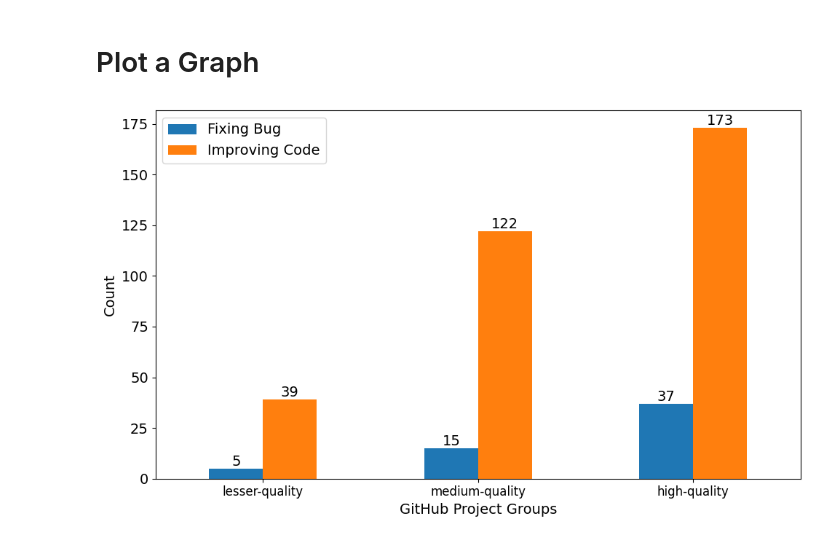
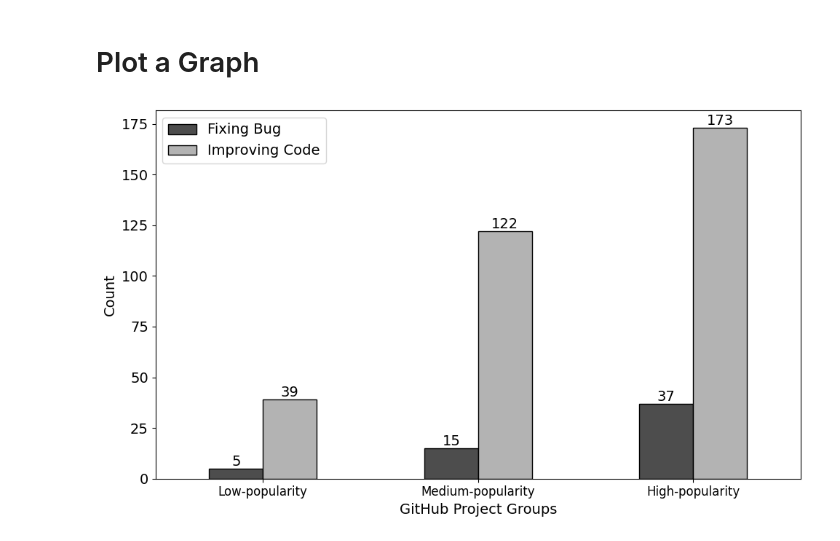
Before and after one commit to MUICT-SERU/StackOverflowStudy, a Jupyter notebook: analysis/read_excel.ipynb, the cells around one changed output. Saved outputs shown, nothing was run; the diff lists cells and outputs as text; code cells hidden in the pictures.

Commit message:
Updated the plot.

```diff
--- a/analysis/read_excel.ipynb
+++ b/analysis/read_excel.ipynb
@@ -83,26 +103,34 @@ dtype: int64
 # %%
 # Set default font size
 plt.rcParams.update({'font.size': 14})
-# Plot a bar chart for bugfix and improvingcode sums per group
-ax = group_sums.plot(kind='bar', figsize=(10, 6))
+
+# Plot bar chart in grayscale
+ax = group_sums.plot(
+    kind='bar',
+    figsize=(10, 6),
+    color=['#4d4d4d', '#b3b3b3'],  # two shades of gray
+    edgecolor='black'
+)
+
 ax.set_ylabel('Count', fontsize=14)
 ax.set_xlabel('GitHub Project Groups', fontsize=14)
 # ax.set_title('Number of Code Recommendations Per GitHub Group', fontsize=14)
 ax.set_xticklabels(['Low-popularity', 'Medium-popularity', 'High-popularity'], rotation=0, fontsize=12)
-# Update legend labels
 ax.legend(['Fixing Bug', 'Improving Code'], fontsize=14)
-# Show numbers on bars
+
+# Add value labels on bars
 for p in ax.patches:
     ax.annotate(
-        str(int(p.get_height())),              # value label
-        (p.get_x() + p.get_width() / 2, p.get_height()),  # position
+        str(int(p.get_height())),
+        (p.get_x() + p.get_width() / 2, p.get_height()),
         ha='center', va='bottom', fontsize=14
     )
+
 plt.yticks(fontsize=14)
+plt.tight_layout()
 
-plt.tight_layout()
 # Save as PDF
-plt.savefig("github_groups_chart.pdf", format="pdf")
+plt.savefig("github_groups_chart_greyscale.pdf", format="pdf", bbox_inches='tight')
 plt.show()
 # %% [output]
-[figure, old version]
+[figure, new version]
```
Also changed, not shown: parts of 2 cells of this notebook.
